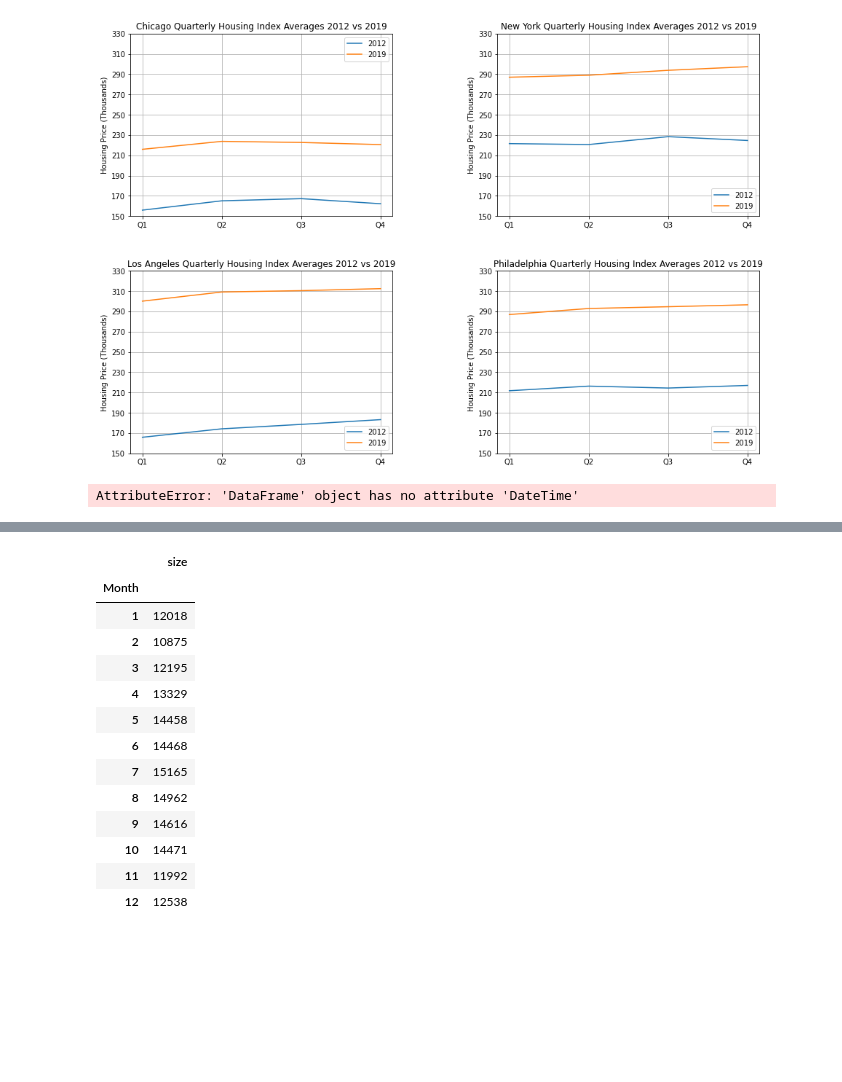
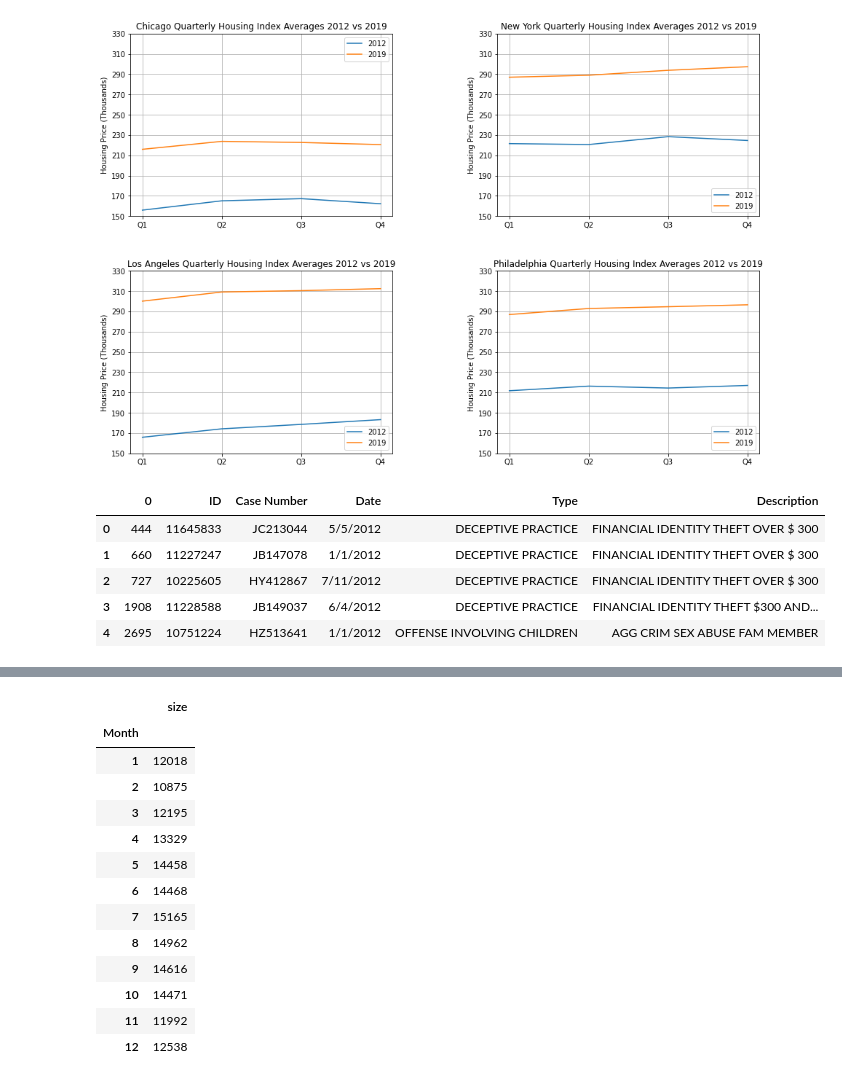
Before and after one commit to c-daily/UPenn_Project1, a Jupyter notebook: Final_Analysis.ipynb, the cells around one changed output, grey strips where cells are left out. Saved outputs shown, nothing was run; the diff lists cells and outputs as text; code cells hidden in the pictures; blank space fills up the shorter version.

```diff
--- a/Final_Analysis.ipynb
+++ b/Final_Analysis.ipynb
@@ -1015,10 +1015,14 @@ philly_crime_19 = philly_crime19_df_first.rename(columns={0:"Date", 1:"Time", 2:
 ny_crime_12 = ny_crime12_df_first.rename(columns={0:"ID", 1:"Case Number", 2:"Date", 3:"Description"})
 ny_crime_19 = ny_crime19_df_first.rename(columns={0:"ID", 1:"Case Number", 2:"Date", 3:"Description"})
 # %%
-# chi_crime_12 = chi_crime_12.DateTime.str.split(expand=True)
-# chi_crime_12.columns = ['Date', 'Time']
+chi_crime_12.head()
 # %% [output]
-AttributeError: 'DataFrame' object has no attribute 'DateTime'
+|  | 0 | ID | Case Number | Date | Type | Description |
+| 0 | 444 | 11645833 | JC213044 | 5/5/2012 | DECEPTIVE PRACTICE | FINANCIAL IDENTITY THEFT OVER $ 300 |
+| 1 | 660 | 11227247 | JB147078 | 1/1/2012 | DECEPTIVE PRACTICE | FINANCIAL IDENTITY THEFT OVER $ 300 |
+| 2 | 727 | 10225605 | HY412867 | 7/11/2012 | DECEPTIVE PRACTICE | FINANCIAL IDENTITY THEFT OVER $ 300 |
+| 3 | 1908 | 11228588 | JB149037 | 6/4/2012 | DECEPTIVE PRACTICE | FINANCIAL IDENTITY THEFT $300 AND... |
+| 4 | 2695 | 10751224 | HZ513641 | 1/1/2012 | OFFENSE INVOLVING CHILDREN | AGG CRIM SEX ABUSE FAM MEMBER |
 # %%
 # Converting Date columns to datetimeindex format and creating new Month column
 
```
Also changed, not shown: parts of 7 cells of this notebook.
